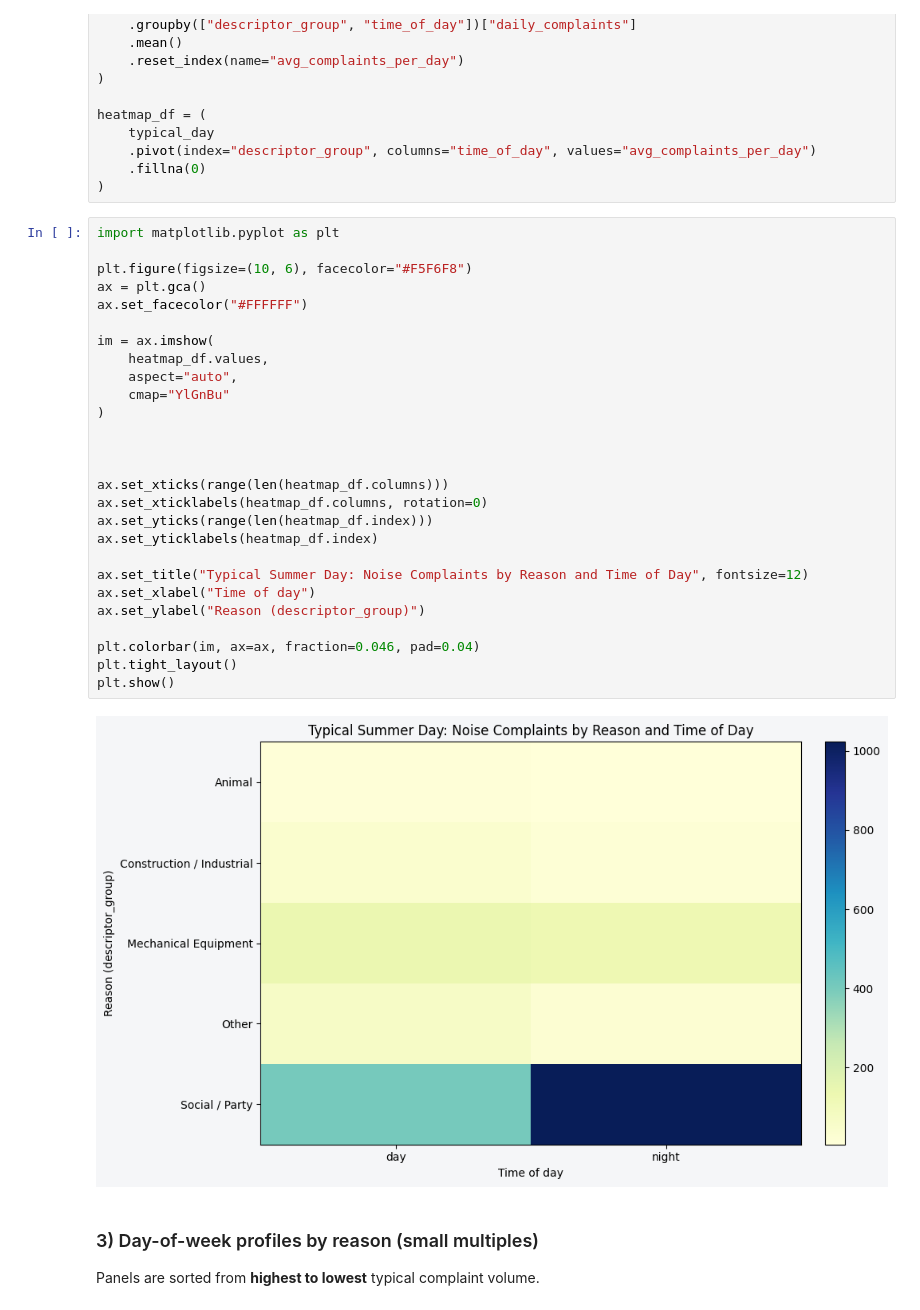
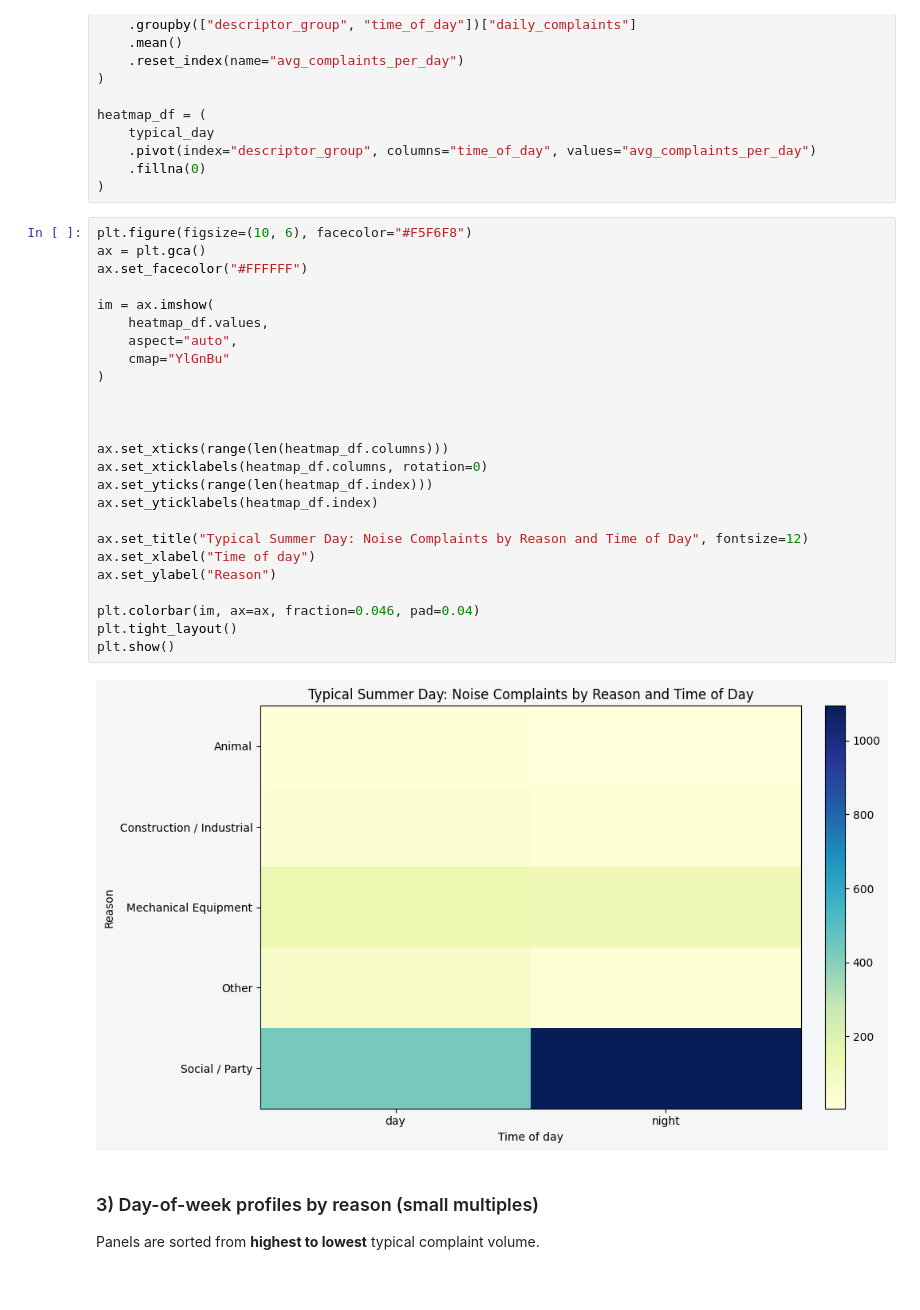
Before and after one commit to mosesmc52/nyc-311-bayesian-noise-models, a Jupyter notebook: notebooks/1_explore_noise_patterns.ipynb, the cells around one changed output. Cells and saved outputs as stored; diff of their text form.

```diff
--- a/notebooks/1_explore_noise_patterns.ipynb
+++ b/notebooks/1_explore_noise_patterns.ipynb
@@ -144,34 +140,32 @@ heatmap_df = (
     .fillna(0)
 )
 # %%
-import matplotlib.pyplot as plt
-
 plt.figure(figsize=(10, 6), facecolor="#F5F6F8")
 ax = plt.gca()
 ax.set_facecolor("#FFFFFF")
 
 im = ax.imshow(
     heatmap_df.values,
     aspect="auto",
     cmap="YlGnBu"
 )
 
 
 
 ax.set_xticks(range(len(heatmap_df.columns)))
 ax.set_xticklabels(heatmap_df.columns, rotation=0)
 ax.set_yticks(range(len(heatmap_df.index)))
 ax.set_yticklabels(heatmap_df.index)
 
 ax.set_title("Typical Summer Day: Noise Complaints by Reason and Time of Day", fontsize=12)
 ax.set_xlabel("Time of day")
-ax.set_ylabel("Reason (descriptor_group)")
+ax.set_ylabel("Reason")
 
 plt.colorbar(im, ax=ax, fraction=0.046, pad=0.04)
 plt.tight_layout()
 plt.show()
 # %% [output]
-[figure, old version]
+[figure, new version]
 # %% [markdown]
 ### 3) Day-of-week profiles by reason (small multiples)
 Panels are sorted from **highest to lowest** typical complaint volume.
```
Also changed, not shown: parts of 7 cells of this notebook, 5 other files.
